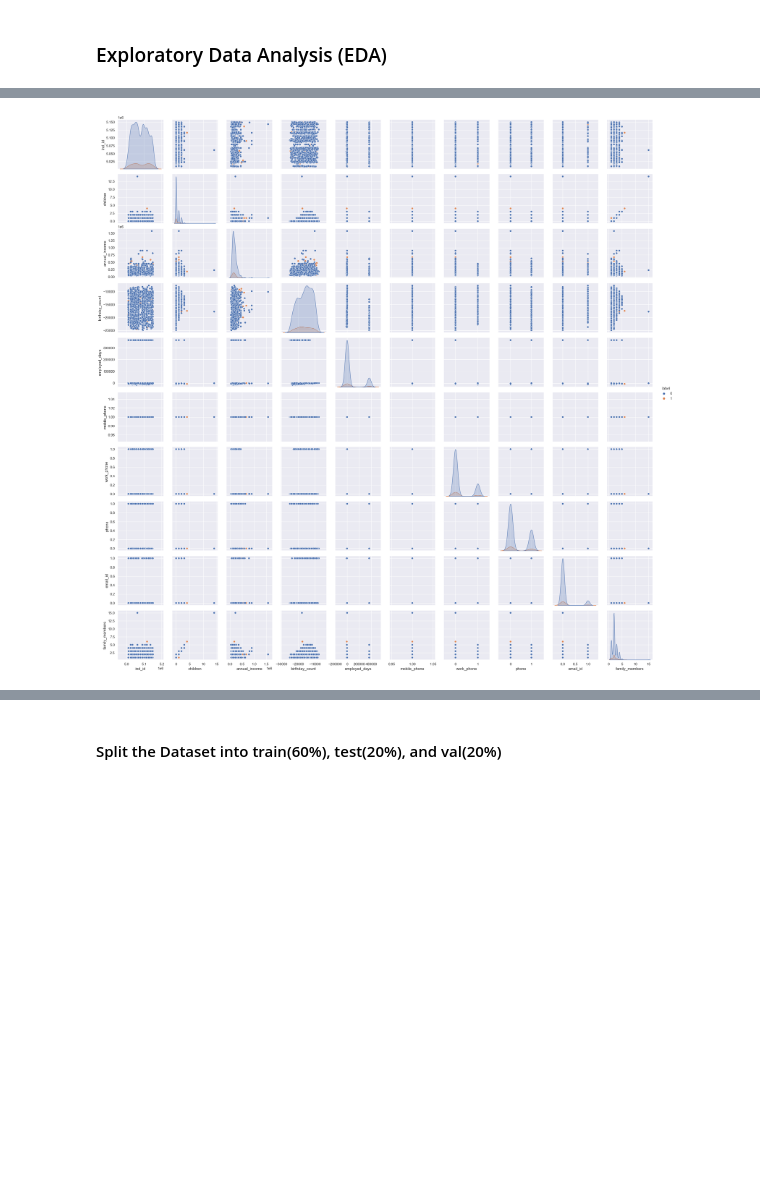
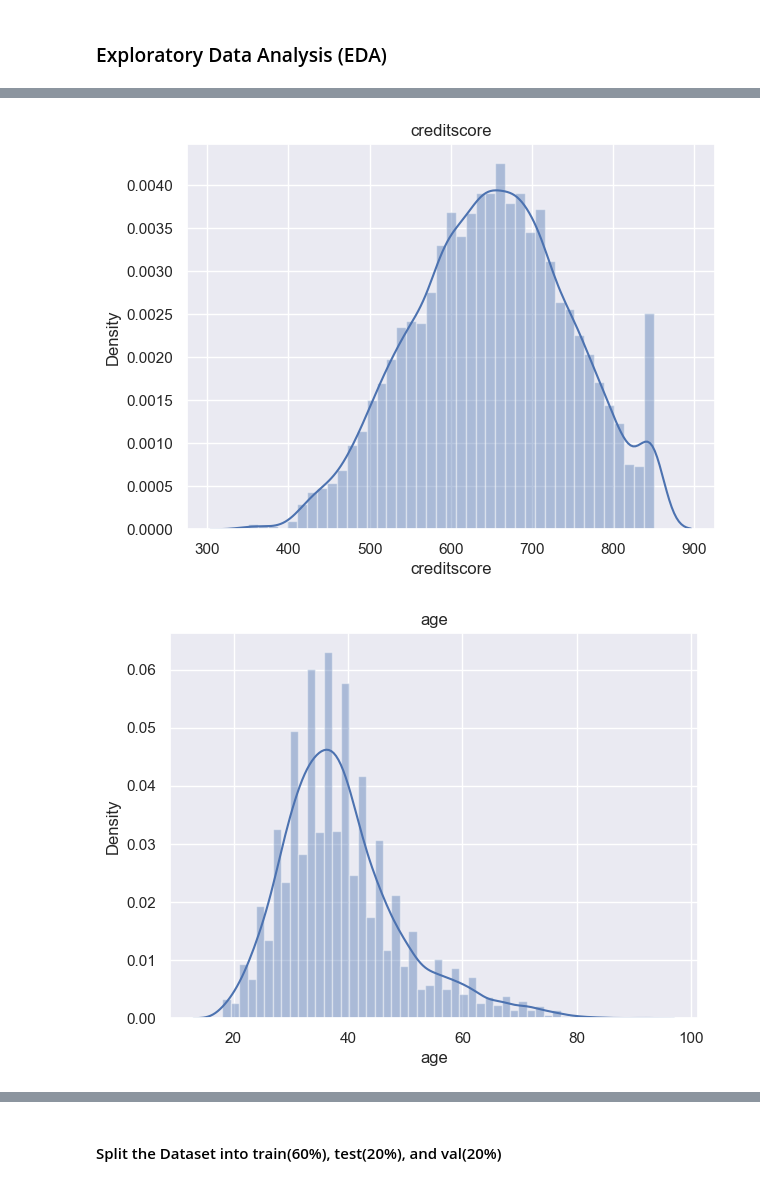
Before and after one commit to sam47-asfaw/bank-customer-churn-classification, a Jupyter notebook: midterm_project.ipynb, the cells around one changed output, grey strips where cells are left out. Saved outputs shown, nothing was run; the diff lists cells and outputs as text; code cells hidden in the pictures; blank space fills up the shorter version.

```diff
--- a/midterm_project.ipynb
+++ b/midterm_project.ipynb
@@ -94,6 +72,6 @@ df.shape
 # %%
 #change the column headers into lower case
-df.columns = df.columns.str.lower()
+df.columns = df.columns.str.lower().str.lower().str.replace(' ','_')
 # %%
 df.columns
 # %% [output]
@@ -105,4 +82,4 @@ Index(['ind_id', 'gender', 'car_owner', 'propert_owner', 'children',
       dtype='object')
 # %%
-#rename propert_owner to property_owner
-df.rename(columns={'propert_owner':'property_owner'}, inplace=True)
+#drop columns rownumber and surname
+df = df.drop(columns = ['rownumber', 'surname'],axis = 1)
@@ -154,7 +150,3 @@ dtype: int64
 #separate the dataset into numeric and categorical
 numeric = df.select_dtypes(include=[np.number]).columns
 categorical = df.select_dtypes(include=['object']).columns
-# %%
-#fill the nan values of the numerica columns with mean values
-df.fillna(df.mean(numeric_only=True).round(1), inplace=True)
-df.select_dtypes(include = "number")
@@ -175,3 +152,0 @@ df.select_dtypes(include = "number")
-# %%
-#fill the null values in categorical columns with the most occuring string for each column
-df[categorical] = df[categorical].fillna(df[categorical].mode().iloc[0])
@@ -211,8 +163,17 @@ plt.show()
 # %%
 #plotting the feature distributions
-sns.set(rc={'figure.figsize':(15, 6)})
-sns.pairplot(data=df, hue='label')
-plt.xticks(rotation=45)
-plt.show()
+cols = [
+    'creditscore','age','tenure','balance',
+        'numofproducts','hascrcard','isactivemember',
+        'estimatedsalary','complain','satisfaction_score','point_earned'
+       ]
+for col in cols:
+    plt.figure(figsize=(15,5))
+    plt.subplot(121)
+    sns.distplot(df[col])
+    plt.title(col)
+
+    plt.show()
 # %% [output]
-[figure, old version]
+[figure, new version]
+[figure, added]
```
Also changed, not shown: parts of 32 cells of this notebook.
